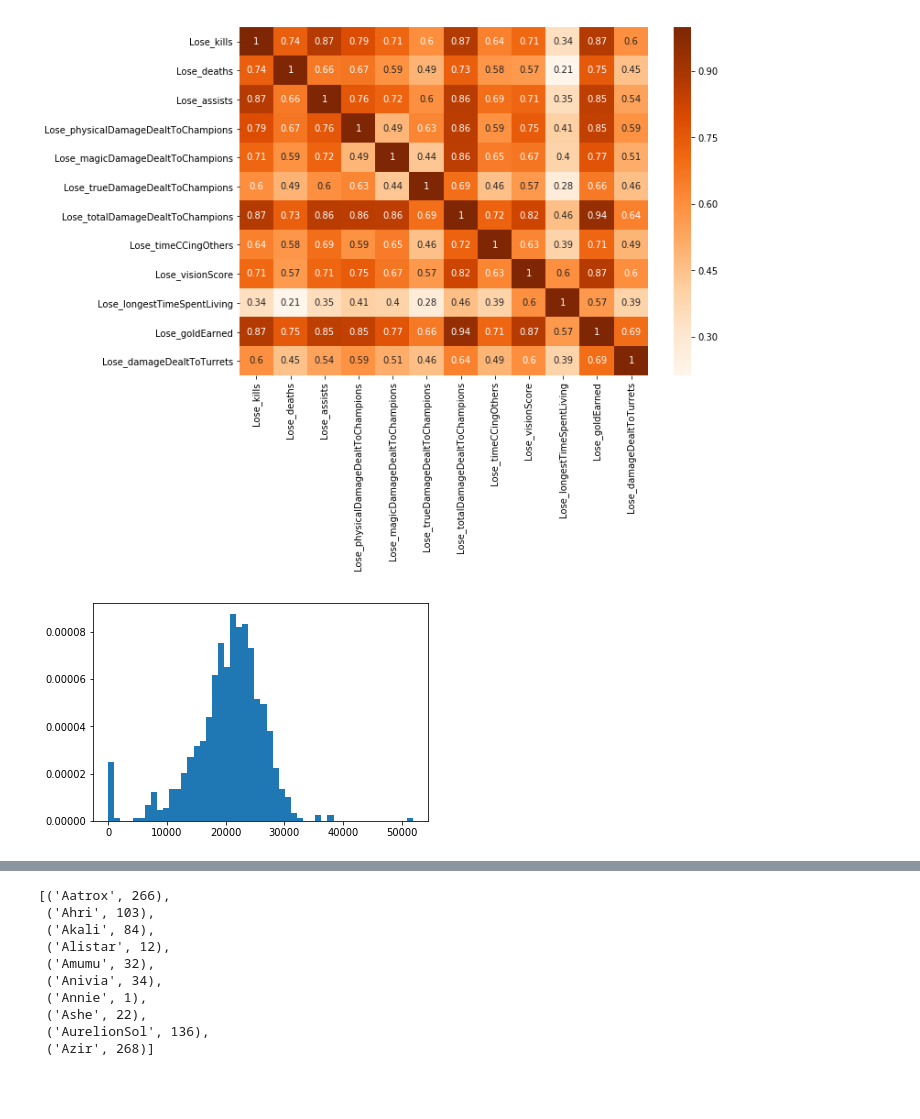
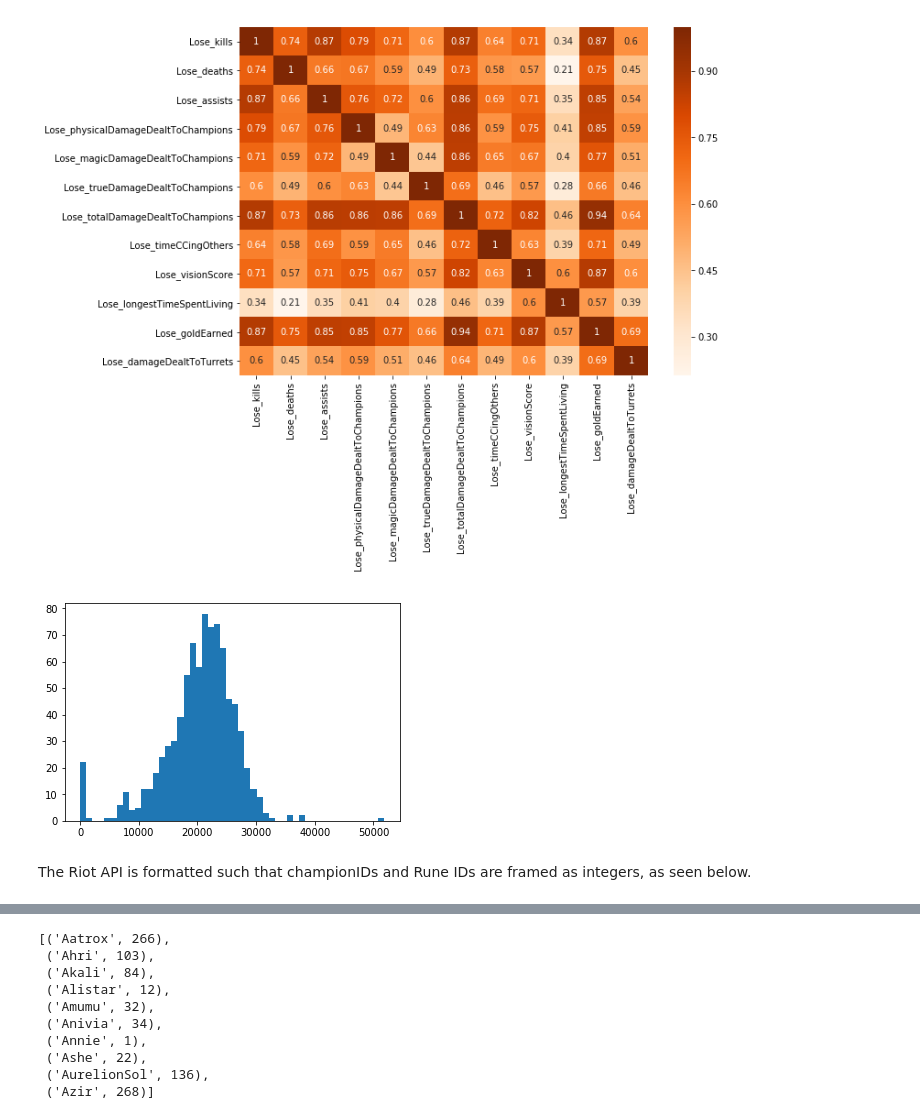
Before and after one commit to Fryman93/SprungBoard, a Jupyter notebook: Capstone 1/LoL.ipynb, the cells around one changed output, grey strips where cells are left out. Drawn from its saved outputs; the diff is of its cells as text; code cells hidden in the pictures; blank space fills up the shorter version.

```diff
--- a/Capstone 1/LoL.ipynb
+++ b/Capstone 1/LoL.ipynb
@@ -283,6 +314,8 @@ sns.heatmap(losers.corr(), annot=True, cmap='Oranges');
 # %% [output]
 [figure]
 # %%
-plt.hist(team['Win_damageDealtToTurrets'],bins=50, normed=True);
+plt.hist(team['Win_damageDealtToTurrets'],bins=50);
 # %% [output]
-[figure, old version]
+[figure, new version]
+# %% [markdown]
+The Riot API is formatted such that championIDs and Rune IDs are framed as integers, as seen below.
```
Also changed, not shown: parts of 28 cells of this notebook.
